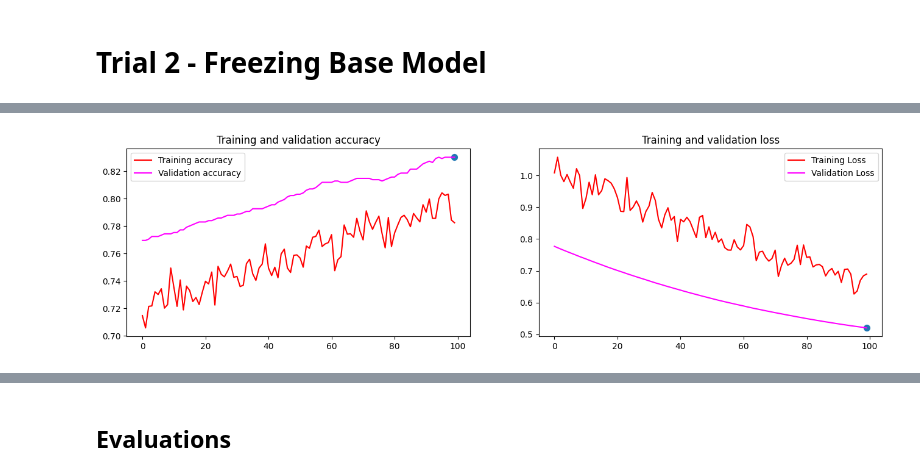
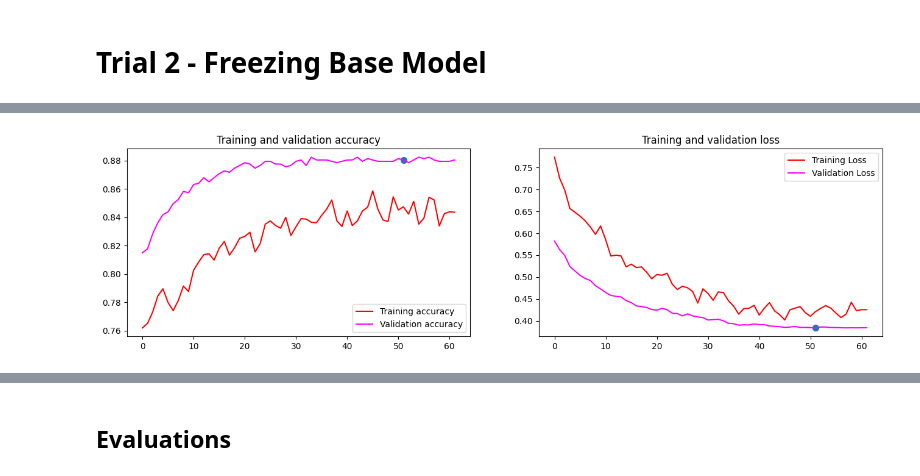
Before and after one commit to RayGone/CottonWeeds, a Jupyter notebook: Mobilenet/V3S/GA/Kfold-Index0.ipynb, the cells around one changed output, grey strips where cells are left out. Drawn from its saved outputs; the diff is of its cells as text; code cells hidden in the pictures.

Commit message:
MobileNetV3S: Experiment#1; Global Average Pooling with Class Weights; Kfold Index 0;

```diff
--- a/Mobilenet/V3S/GA/Kfold-Index0.ipynb
+++ b/Mobilenet/V3S/GA/Kfold-Index0.ipynb
@@ -434,7 +443,7 @@ train_generator, validation_generator = getDatasetGenerators(
       train_dir,
       batch_size=32,
       label_mode='categorical',
-      class_names=label2id.keys(),
+      class_names=labels,
       image_size = IMG_SIZE[:2],
       shuffle=True,
       seed=seed,
@@ -446,7 +455,7 @@ test_generator = getDatasetGenerators(
       test_dir,
       batch_size=16,
       label_mode='categorical',
-      class_names=label2id.keys(),
+      class_names=labels,
       image_size = IMG_SIZE[:2],
       shuffle=False
 )
@@ -455,6 +464,16 @@ Found 4149 files belonging to 15 classes.
 Using 3112 files for training.
 Using 1037 files for validation.
 Found 1038 files belonging to 15 classes.
+# %%
+from sklearn.utils import class_weight
+
+def getWeightedClass(data, power=1, col="label"):
+
+    class_weights = class_weight.compute_class_weight('balanced',
+                                                 classes=np.unique(data_info[col]),
+                                                 y=data_info[col])
+
+    return  { label: pow(class_weights[label],power) for label in range(len(class_weights)) }
 # %% [markdown]
 ### Displaying Images
 # %%
@@ -666,5 +683,9 @@ reduce_lr = tf.keras.callbacks.ReduceLROnPlateau(monitor='val_loss',factor=0.5,
 model.compile(loss='categorical_crossentropy',
           optimizer=AdamW(learning_rate=1e-4,  weight_decay=5e-2),
           metrics=['accuracy'])
-# weights = getWeightedClass(data_info, 1/3)
-# weights
+
+
+print(label_counts.to_dict()['img'])
+print(label2id)
+weights = getWeightedClass(data_info, 0.9, 'id')
+weights
@@ -677,6 +716,7 @@ history1 = model.fit(
       epochs=EPOCHS,
       validation_data=validation_generator,
       callbacks=[early_stopping, reduce_lr],
+      class_weight=weights,
     )
 
 print("Saving the Model")
@@ -743,7 +783,7 @@ for layer in model.layers:
         break
 
 model.compile(loss='categorical_crossentropy',
-  optimizer=AdamW(learning_rate=1e-6,  weight_decay=2e-4),
+  optimizer=AdamW(learning_rate=1e-4,  weight_decay=2e-2),
   metrics=['accuracy'])
 
 reduce_lr = tf.keras.callbacks.ReduceLROnPlateau(monitor='val_loss',factor=0.5, patience=3, verbose=1, min_lr=1e-8)
@@ -752,7 +792,8 @@ history2 = model.fit(
       train_generator,
       epochs=EPOCHS,
       validation_data=validation_generator,
-      callbacks=[early_stopping, reduce_lr]
+      callbacks=[early_stopping, reduce_lr],
+      class_weight=weights,
     )
 
 print("Saving the Model")
@@ -781 +822 @@ Total Epochs: range(0, 100)
-[figure, old version]
+[figure, new version]
```
Also changed, not shown: parts of 15 cells of this notebook.
